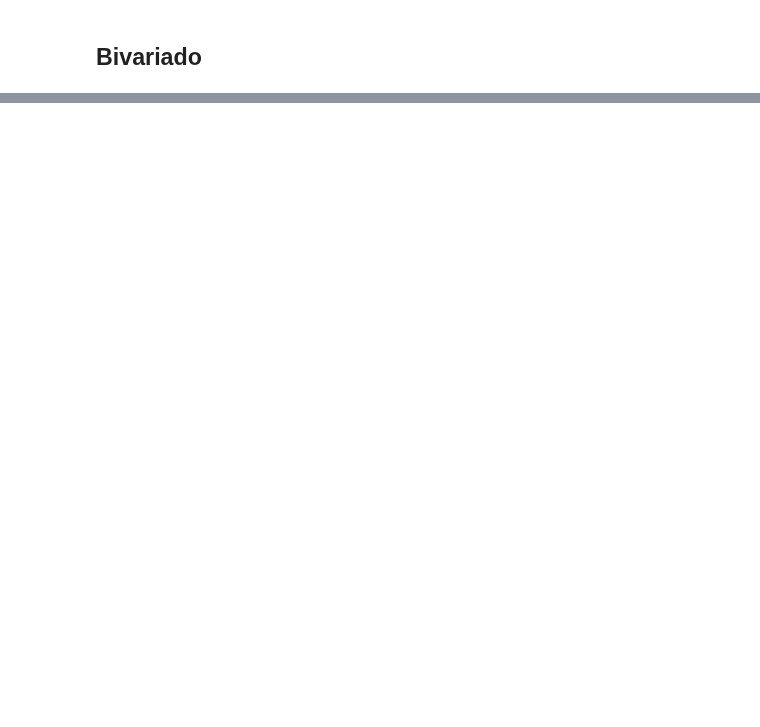
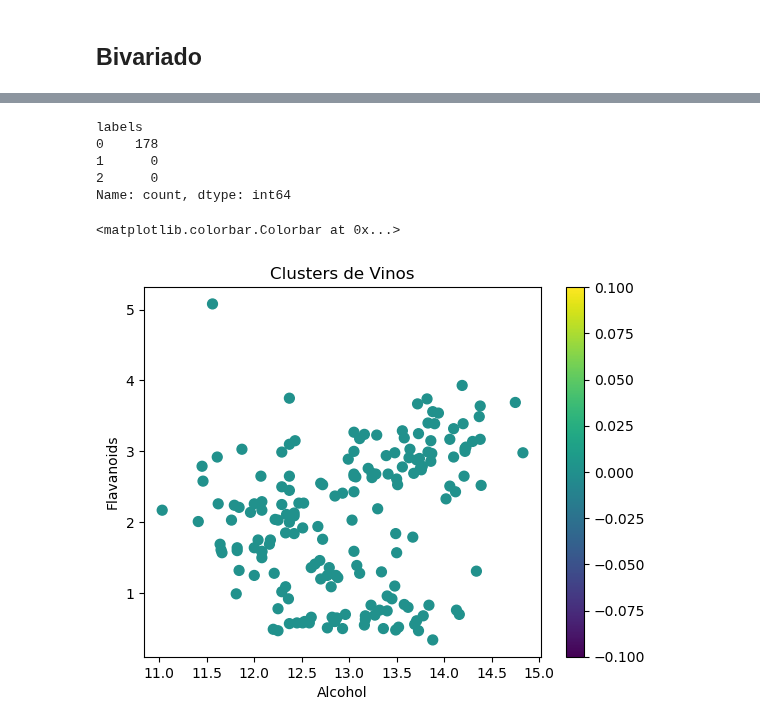
Before and after one commit to BryanHs20/Python-para-Data-Analyst, a Jupyter notebook: Python Avanzado/Machine Learning/Clustering/Clustering.ipynb, the cells around one changed output, grey strips where cells are left out. Cells and saved outputs as stored; diff of their text form; code cells hidden in the pictures; blank space fills up the shorter version.

```diff
--- a/Python Avanzado/Machine Learning/Clustering/Clustering.ipynb
+++ b/Python Avanzado/Machine Learning/Clustering/Clustering.ipynb
@@ -197,0 +281,17 @@ Insights
+# %%
+# Buscando el optimo numero de clusters
+from scipy.spatial.distance import cdist
+clusters = range (1, 10)
+meanDistributions = []
+
+for k in clusters:
+    model = KMeans(n_clusters = k)
+    model.fit(df2)
+    prediction = model.predict(df2)
+
+    meanDistributions.append(sum(np.min(cdist(df2, model.cluster_centers_, 'euclidean'), axis=1)) / df2.shape[0])
+
+plt.plot(clusters, meanDistributions, 'bx-')
+plt.xlabel('k - # Clusters')
+plt.ylabel('Distribucion promedio')
+plt.title('Resultado KMeans')
@@ -197,0 +305,5 @@ Insights
+# %%
+# Se genera el numero de clusters = 3
+# El parametro n_init significa que se probara con 15 diferentes inicializaciones y se tomaran las mejores
+kmeans = KMeans(n_clusters= 3, n_init = 15, random_state=1)
+kmeans.fit(df2)
@@ -197,0 +333,8 @@ Insights
+# %%
+# Se genera un DF para los leabls de los clusters y se los convertimos en categorias
+df_labels = pd.DataFrame(kmeans.labels_, columns = list(['labels']))
+df_labels['labels'] = df_labels['labels'].astype('category')
+# %%
+# Hacemos la union
+df_labeled = df3.join(df_labels)
+df_labeled.sample(5)
@@ -197,0 +348,21 @@ Insights
+# %%
+# Division de los clusters
+# numero de registros con cada uno de los clusters
+df_labeled['labels'].value_counts()
+# %% [output]
+labels
+0    178
+1      0
+2      0
+Name: count, dtype: int64
+# %%
+fig = plt.figure()
+ax = fig.add_subplot(111)
+scatter = ax.scatter(df_labeled['Alcohol'], df_labeled['Flavanoids'], c=df_labeled['labels'], s=50)
+plt.xlabel('Alcohol')
+plt.ylabel('Flavanoids')
+plt.title('Clusters de Vinos')
+plt.colorbar(scatter)
+# %% [output]
+<matplotlib.colorbar.Colorbar at 0x...>
+[figure, added]
```
Also changed, not shown: parts of 39 cells of this notebook.
